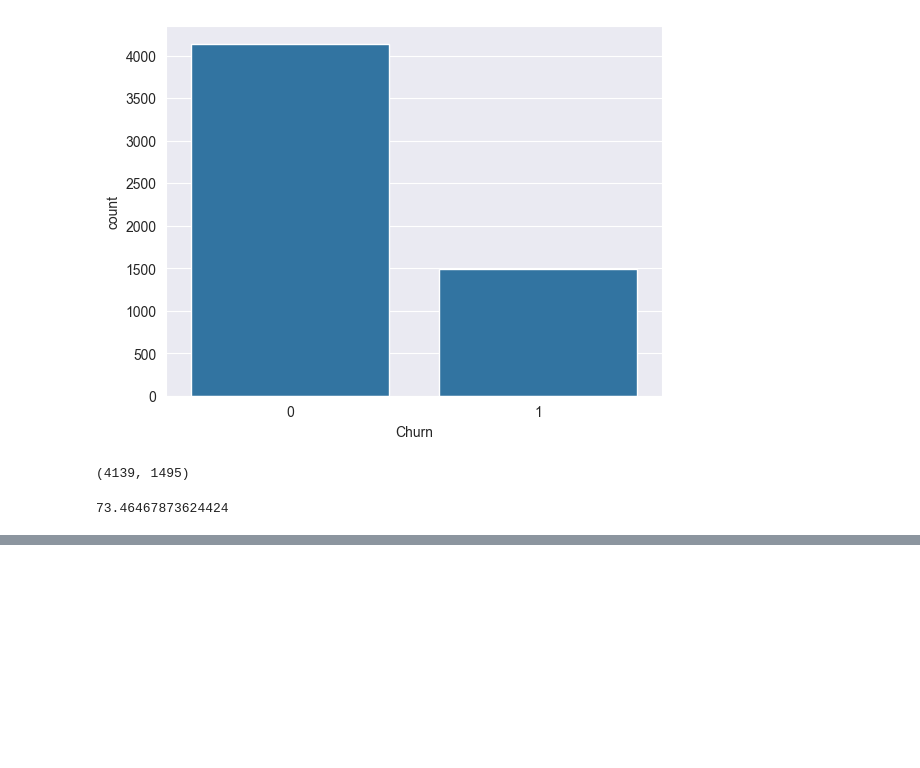
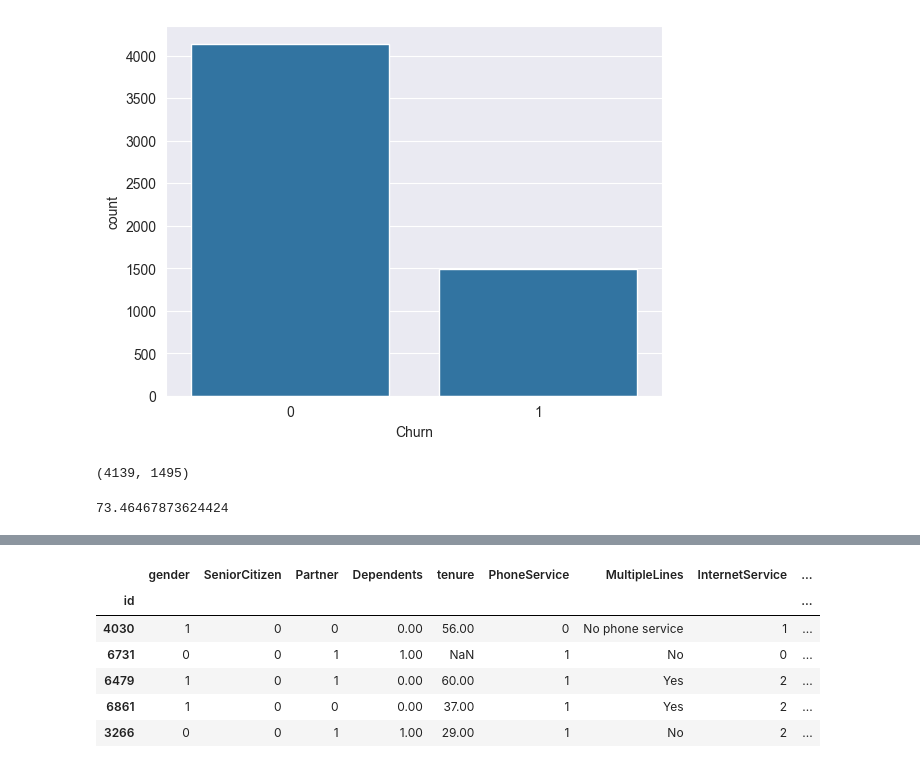
Before and after one commit to luismendoncafsilva/Supervised_Classification_Project, a Jupyter notebook: churn_analysis.ipynb, the cells around one changed output, grey strips where cells are left out. Cells and saved outputs as stored; diff of their text form; code cells hidden in the pictures; blank space fills up the shorter version.

```diff
--- a/churn_analysis.ipynb
+++ b/churn_analysis.ipynb
@@ -287,0 +340,7 @@ len(df_clientes.loc[df_clientes['Churn'] == 0]), len(df_clientes[df_clientes['Ch
+# %%
+df_clientes['gender'] = df_clientes['gender'].map({'Female' : 1, 'Male' : 0})
+
+colunas_binarias = ['Partner', 'Dependents', 'PhoneService', 'PaperlessBilling']
+
+for coluna_binaria in colunas_binarias:
+    df_clientes[coluna_binaria] = df_clientes[coluna_binaria].map({'Yes': 1, 'No': 0})
@@ -287,0 +411,16 @@ len(df_clientes.loc[df_clientes['Churn'] == 0]), len(df_clientes[df_clientes['Ch
+# %%
+df_clientes['Contract'] = df_clientes['Contract'].map({'Month-to-month': 0, 'One year': 1, 'Two year': 2})
+df_clientes['InternetService'] = df_clientes['InternetService'].map({'No': 0, 'DSL': 1, 'Fiber optic': 2})
+df_clientes['PaymentMethod'] = df_clientes['PaymentMethod'].map({'Mailed check': 0,
+                                                                 'Electronic check': 1,
+                                                                 'Bank transfer (automatic)': 2,
+                                                                 'Credit card (automatic)': 3})
+df_clientes.head()
+# %% [output]
+|  | gender | SeniorCitizen | Partner | Dependents | tenure | PhoneService | MultipleLines | InternetService | ... |
+| id |  |  |  |  |  |  |  |  | ... |
+| 4030 | 1 | 0 | 0 | 0.00 | 56.00 | 0 | No phone service | 1 | ... |
+| 6731 | 0 | 0 | 1 | 1.00 | NaN | 1 | No | 0 | ... |
+| 6479 | 1 | 0 | 1 | 0.00 | 60.00 | 1 | Yes | 2 | ... |
+| 6861 | 1 | 0 | 0 | 0.00 | 37.00 | 1 | Yes | 2 | ... |
+| 3266 | 0 | 0 | 1 | 1.00 | 29.00 | 1 | No | 2 | ... |
```
Also changed, not shown: parts of 18 cells of this notebook.
